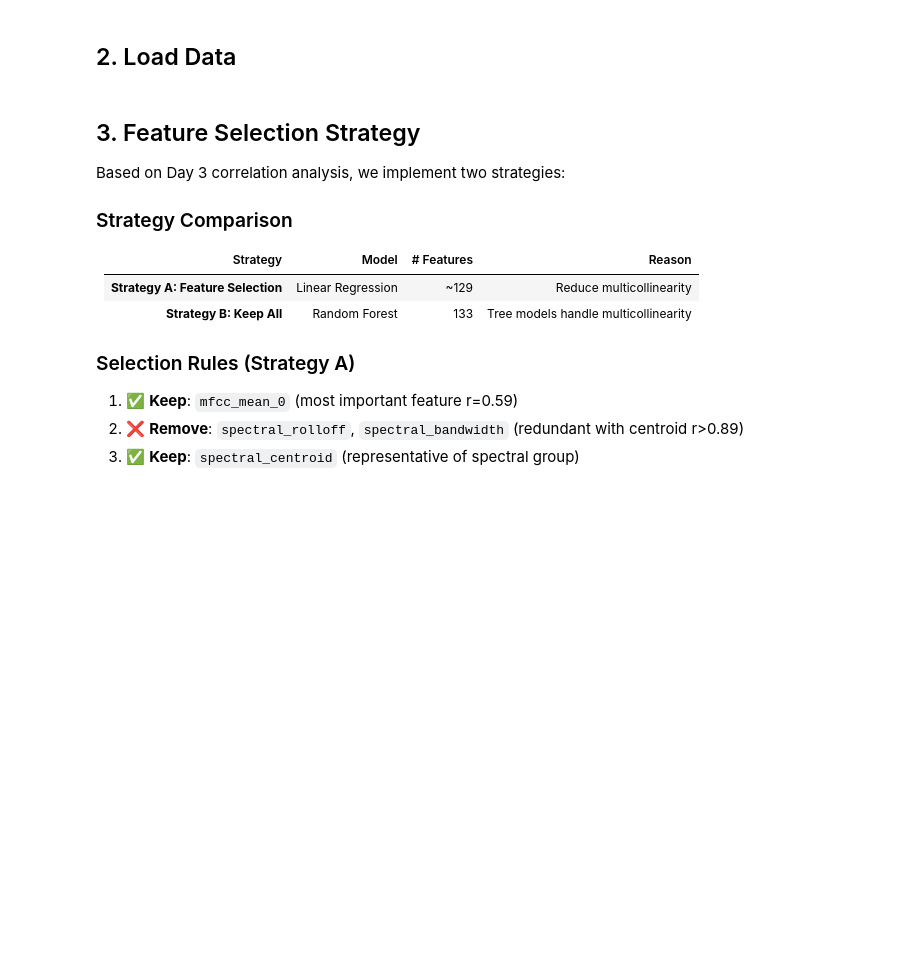
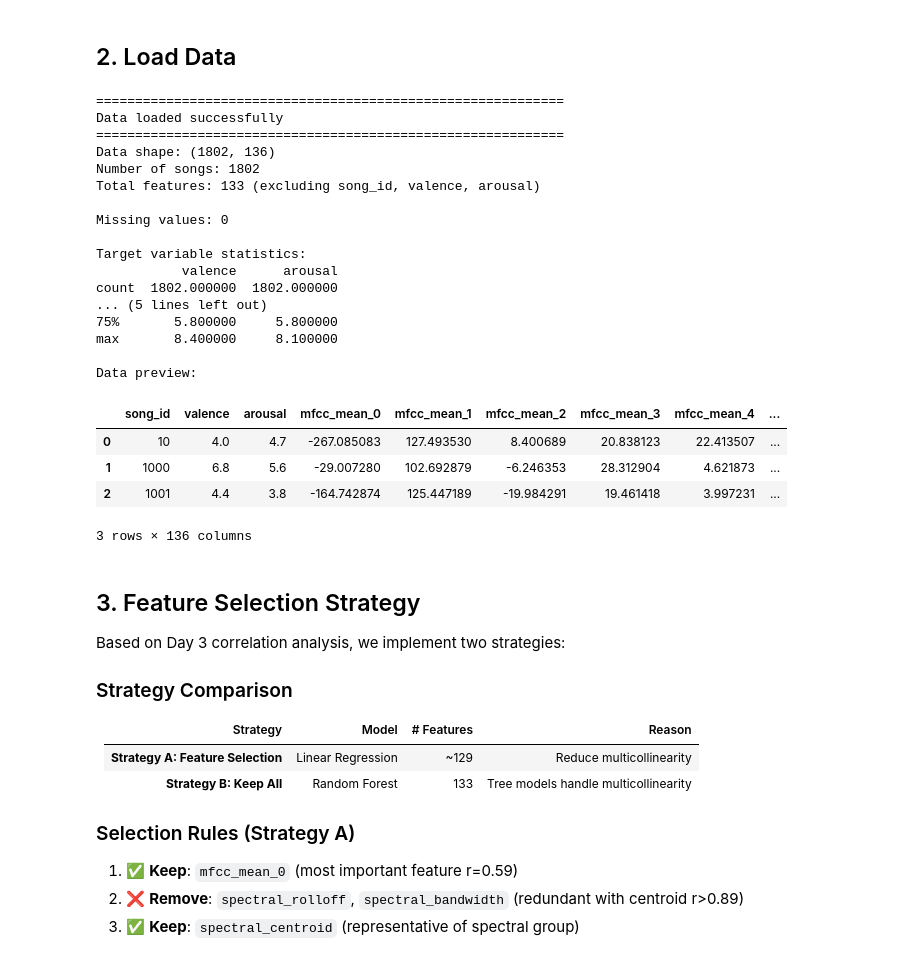
Before and after one commit to yiminglin810-hash/music-emotion-recognition, a Jupyter notebook: notebooks/notebooks_en/03_deam_baseline_models_EN.ipynb, the cells around one changed output. Cells and saved outputs as stored; diff of their text form; code cells hidden in the pictures; blank space fills up the shorter version.

```diff
--- a/notebooks/notebooks_en/03_deam_baseline_models_EN.ipynb
+++ b/notebooks/notebooks_en/03_deam_baseline_models_EN.ipynb
@@ -67,29 +69,53 @@ print(f"Random seed: {RANDOM_STATE}")
 ## 2. Load Data
 # %%
 # Set paths
-BASE_DIR = Path('..')
+# Note: English notebooks are in notebooks_en/ subdirectory
+BASE_DIR = Path('../..')  # Go up two levels: notebooks_en/ -> notebooks/ -> Semester1/
 DATA_DIR = BASE_DIR / 'data' / 'DEAM' / 'processed'
 OUTPUT_DIR = BASE_DIR / 'models'
 OUTPUT_DIR.mkdir(parents=True, exist_ok=True)
 
 # Load feature data
 df = pd.read_csv(DATA_DIR / 'deam_features_all.csv')
 
 print("=" * 60)
 print("Data loaded successfully")
 print("=" * 60)
 print(f"Data shape: {df.shape}")
 print(f"Number of songs: {len(df)}")
 print(f"Total features: {len(df.columns) - 3} (excluding song_id, valence, arousal)")
 
 # Check data
 print(f"\nMissing values: {df.isnull().sum().sum()}")
 print(f"\nTarget variable statistics:")
 print(df[['valence', 'arousal']].describe())
 
 # Display first rows
 print(f"\nData preview:")
 df.head(3)
+# %% [output]
+============================================================
+Data loaded successfully
+============================================================
+Data shape: (1802, 136)
+Number of songs: 1802
+Total features: 133 (excluding song_id, valence, arousal)
+
+Missing values: 0
+
+Target variable statistics:
+           valence      arousal
+count  1802.000000  1802.000000
+... (5 lines left out)
+75%       5.800000     5.800000
+max       8.400000     8.100000
+
+Data preview:
+|  | song_id | valence | arousal | mfcc_mean_0 | mfcc_mean_1 | mfcc_mean_2 | mfcc_mean_3 | mfcc_mean_4 | ... |
+| 0 | 10 | 4.0 | 4.7 | -267.085083 | 127.493530 | 8.400689 | 20.838123 | 22.413507 | ... |
+| 1 | 1000 | 6.8 | 5.6 | -29.007280 | 102.692879 | -6.246353 | 28.312904 | 4.621873 | ... |
+| 2 | 1001 | 4.4 | 3.8 | -164.742874 | 125.447189 | -19.984291 | 19.461418 | 3.997231 | ... |
+3 rows × 136 columns
 # %% [markdown]
 ## 3. Feature Selection Strategy
 
```
Also changed, not shown: parts of 16 cells of this notebook, 4 other files.
